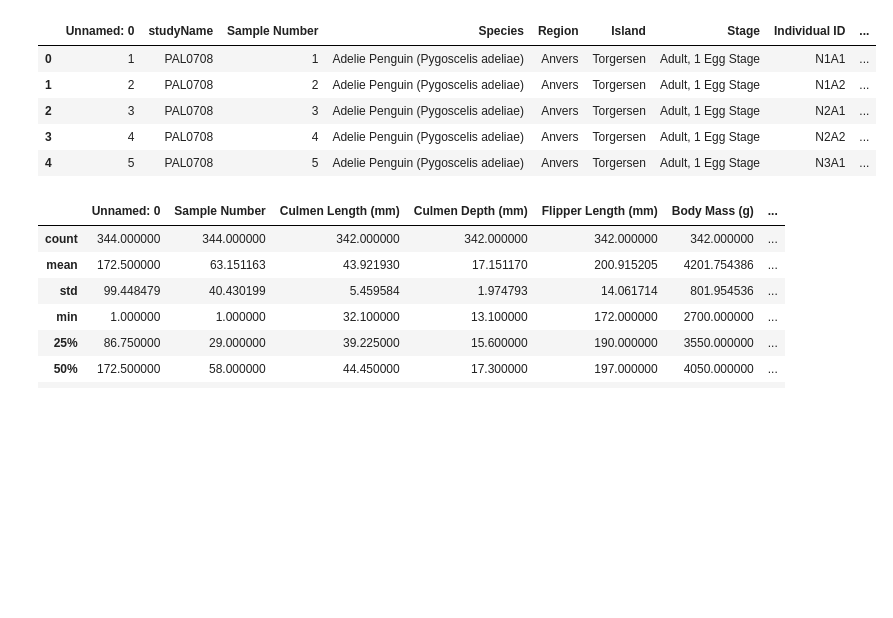
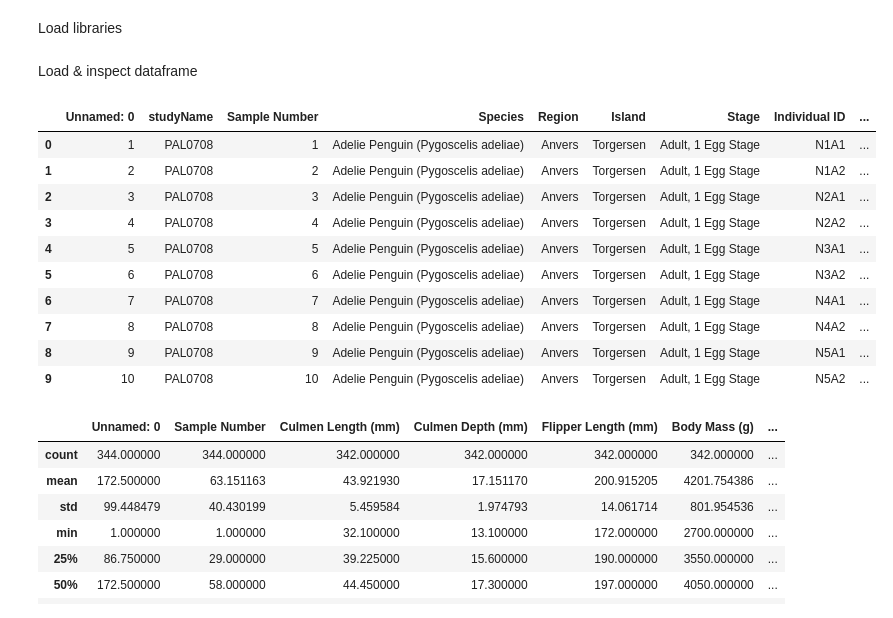
Before and after one commit to jamietsadler/xgboost_penguins, a Jupyter notebook: Penguins.ipynb, the cells around one changed output. Cells and saved outputs as stored; diff of their text form; code cells hidden in the pictures; blank space fills up the shorter version.

```diff
--- a/Penguins.ipynb
+++ b/Penguins.ipynb
@@ -1,3 +7,5 @@
+# %% [markdown]
+Load libraries
 # %%
 import pandas as pd
 import numpy as np
@@ -6,14 +19,21 @@ import xgboost as xgb
+# %% [markdown]
+Load & inspect dataframe
 # %%
 df = pd.read_csv('Datasets/penguins.csv')
 # %%
-df.head()
+df.head(10)
 # %% [output]
 |  | Unnamed: 0 | studyName | Sample Number | Species | Region | Island | Stage | Individual ID | ... |
 | 0 | 1 | PAL0708 | 1 | Adelie Penguin (Pygoscelis adeliae) | Anvers | Torgersen | Adult, 1 Egg Stage | N1A1 | ... |
 | 1 | 2 | PAL0708 | 2 | Adelie Penguin (Pygoscelis adeliae) | Anvers | Torgersen | Adult, 1 Egg Stage | N1A2 | ... |
 | 2 | 3 | PAL0708 | 3 | Adelie Penguin (Pygoscelis adeliae) | Anvers | Torgersen | Adult, 1 Egg Stage | N2A1 | ... |
 | 3 | 4 | PAL0708 | 4 | Adelie Penguin (Pygoscelis adeliae) | Anvers | Torgersen | Adult, 1 Egg Stage | N2A2 | ... |
 | 4 | 5 | PAL0708 | 5 | Adelie Penguin (Pygoscelis adeliae) | Anvers | Torgersen | Adult, 1 Egg Stage | N3A1 | ... |
+| 5 | 6 | PAL0708 | 6 | Adelie Penguin (Pygoscelis adeliae) | Anvers | Torgersen | Adult, 1 Egg Stage | N3A2 | ... |
+| 6 | 7 | PAL0708 | 7 | Adelie Penguin (Pygoscelis adeliae) | Anvers | Torgersen | Adult, 1 Egg Stage | N4A1 | ... |
+| 7 | 8 | PAL0708 | 8 | Adelie Penguin (Pygoscelis adeliae) | Anvers | Torgersen | Adult, 1 Egg Stage | N4A2 | ... |
+| 8 | 9 | PAL0708 | 9 | Adelie Penguin (Pygoscelis adeliae) | Anvers | Torgersen | Adult, 1 Egg Stage | N5A1 | ... |
+| 9 | 10 | PAL0708 | 10 | Adelie Penguin (Pygoscelis adeliae) | Anvers | Torgersen | Adult, 1 Egg Stage | N5A2 | ... |
 # %%
 df.describe()
 # %% [output]
```
Also changed, not shown: parts of 17 cells of this notebook.
